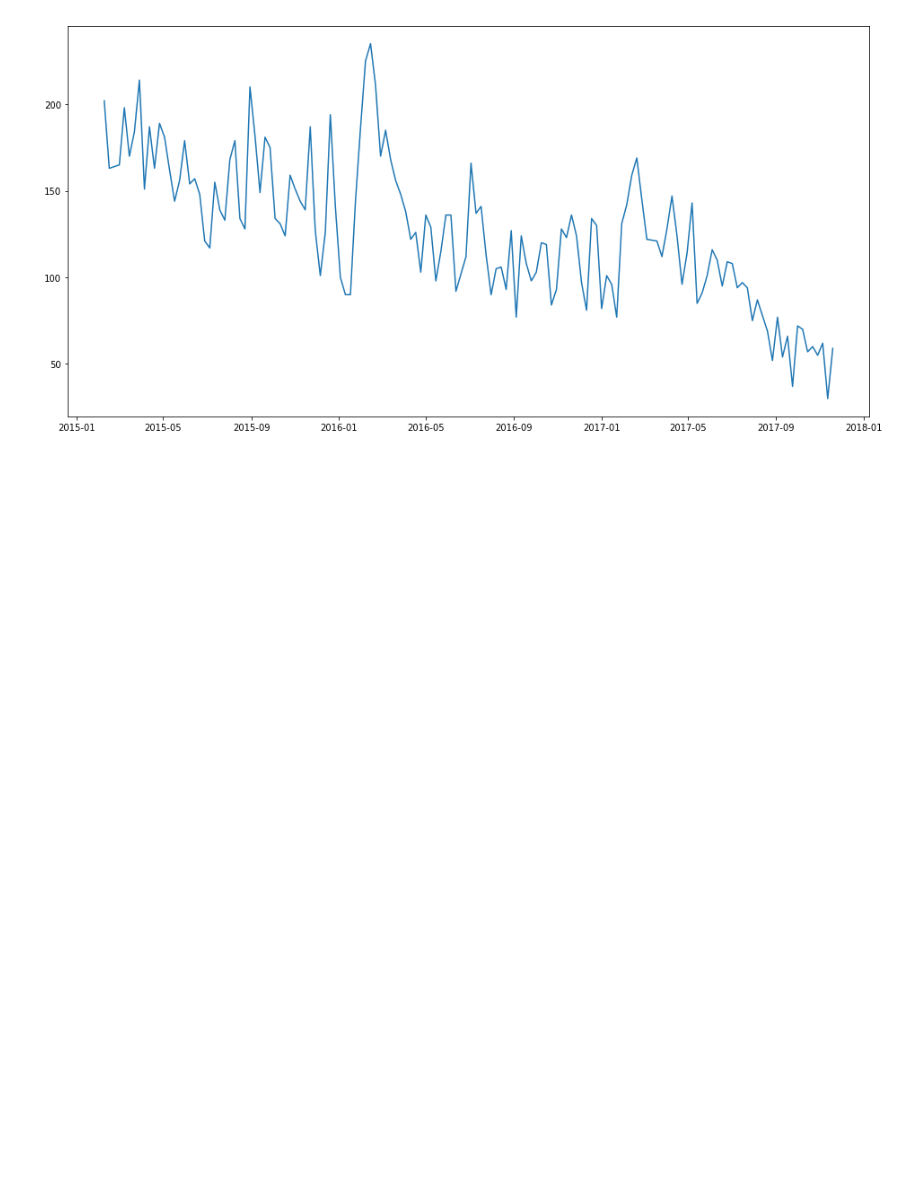
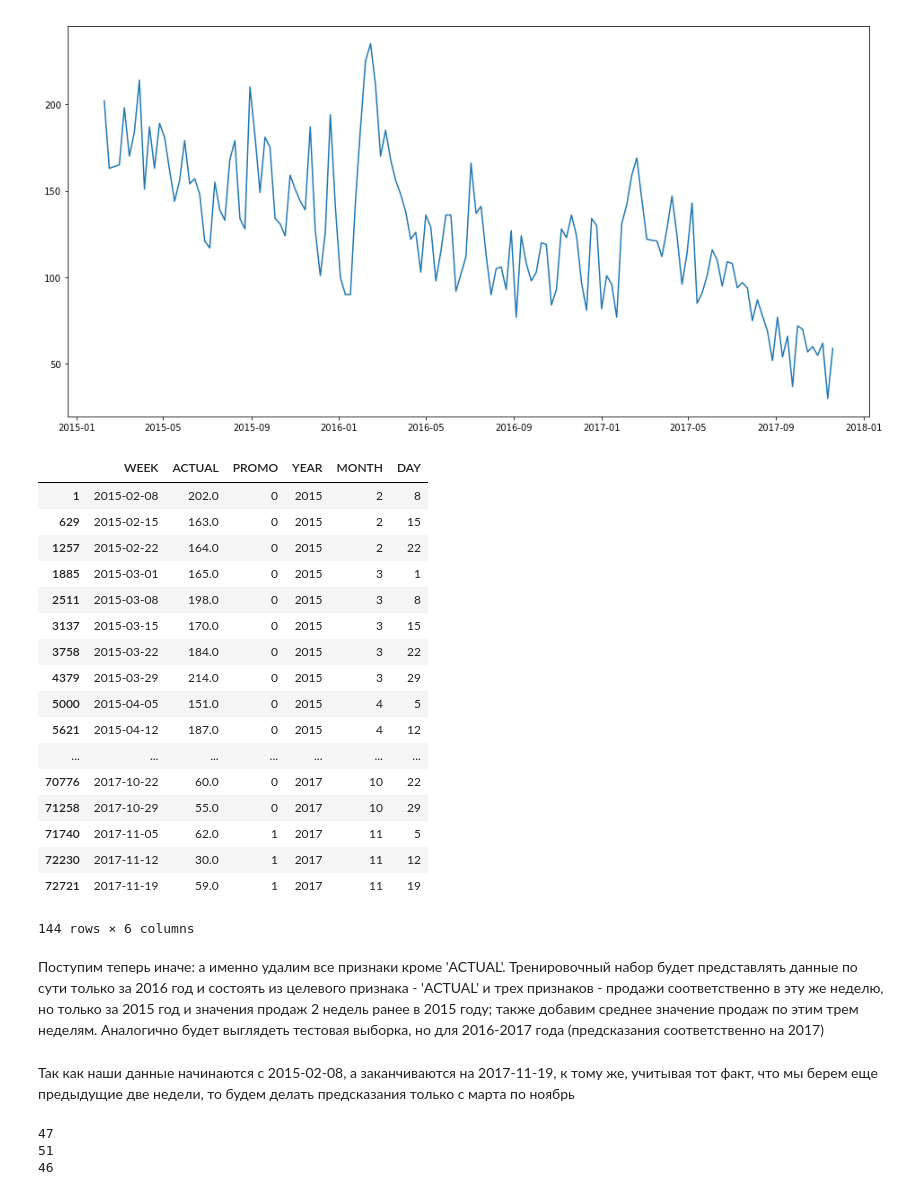
Before and after one commit to antonlagunov1623/NN_lab, a Jupyter notebook: NN_task.ipynb, the cells around one changed output. Saved outputs shown, nothing was run; the diff lists cells and outputs as text; code cells hidden in the pictures; blank space fills up the shorter version.

```diff
--- a/NN_task.ipynb
+++ b/NN_task.ipynb
@@ -256,3 +257,28 @@ plt.plot(second_pln['WEEK'], second_pln['ACTUAL'])
 plt.show()
 # %% [output]
 [figure]
+# %%
+second_pln
+# %% [output]
+|  | WEEK | ACTUAL | PROMO | YEAR | MONTH | DAY |
+| 1 | 2015-02-08 | 202.0 | 0 | 2015 | 2 | 8 |
+| 629 | 2015-02-15 | 163.0 | 0 | 2015 | 2 | 15 |
+| 1257 | 2015-02-22 | 164.0 | 0 | 2015 | 2 | 22 |
+| 1885 | 2015-03-01 | 165.0 | 0 | 2015 | 3 | 1 |
+| 2511 | 2015-03-08 | 198.0 | 0 | 2015 | 3 | 8 |
+| 3137 | 2015-03-15 | 170.0 | 0 | 2015 | 3 | 15 |
+| 3758 | 2015-03-22 | 184.0 | 0 | 2015 | 3 | 22 |
+| 4379 | 2015-03-29 | 214.0 | 0 | 2015 | 3 | 29 |
+| 5000 | 2015-04-05 | 151.0 | 0 | 2015 | 4 | 5 |
+| 5621 | 2015-04-12 | 187.0 | 0 | 2015 | 4 | 12 |
+| ... | ... | ... | ... | ... | ... | ... |
+| 70776 | 2017-10-22 | 60.0 | 0 | 2017 | 10 | 22 |
+| 71258 | 2017-10-29 | 55.0 | 0 | 2017 | 10 | 29 |
+| 71740 | 2017-11-05 | 62.0 | 1 | 2017 | 11 | 5 |
+| 72230 | 2017-11-12 | 30.0 | 1 | 2017 | 11 | 12 |
+| 72721 | 2017-11-19 | 59.0 | 1 | 2017 | 11 | 19 |
+144 rows × 6 columns
+# %% [markdown]
+Поступим теперь иначе: а именно удалим все признаки кроме 'ACTUAL'. Тренировочный набор будет представлять данные по сути только за 2016 год и состоять из целевого признака - 'ACTUAL' и трех признаков - продажи соответственно в эту же неделю, но только за 2015 год и значения продаж 2 недель ранее в 2015 году; также добавим среднее значение продаж по этим трем неделям. Аналогично будет выглядеть тестовая выборка, но для 2016-2017 года (предсказания соответственно на 2017)
+# %% [markdown]
+Так как наши данные начинаются с 2015-02-08, а заканчиваются на 2017-11-19, к тому же, учитывая тот факт, что мы берем еще предыдущие две недели, то будем делать предсказания только с марта по ноябрь
@@ -258,0 +299,8 @@ plt.show()
+# %%
+print(len(df15))
+print(len(df16))
+print(len(df17))
+# %% [output]
+47
+51
+46
```
Also changed, not shown: parts of 43 cells of this notebook.
